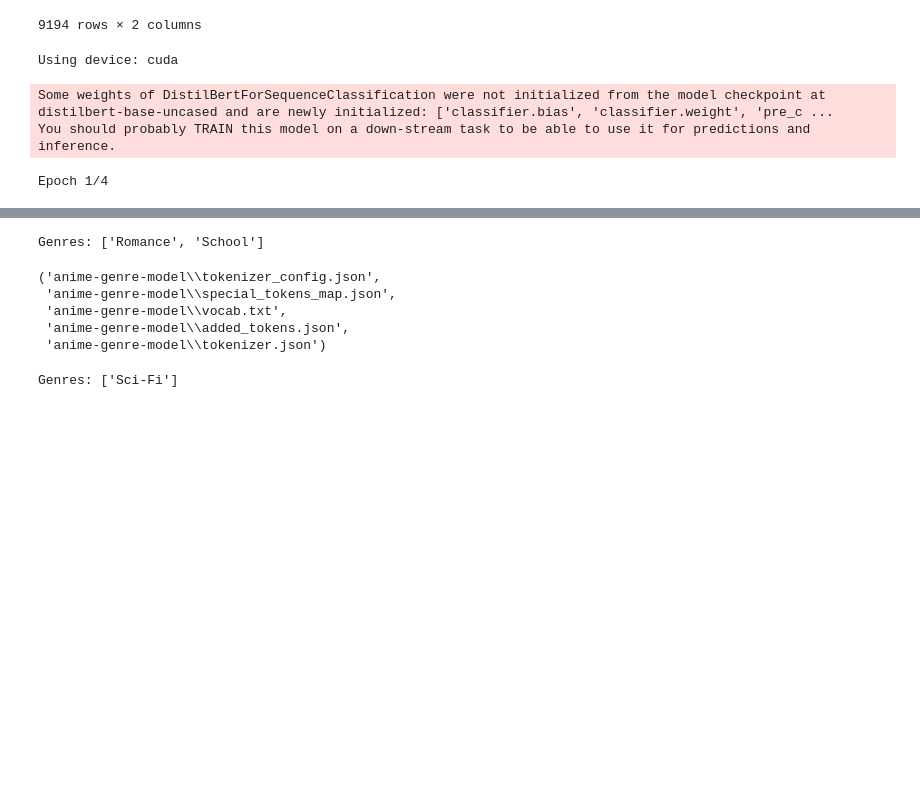
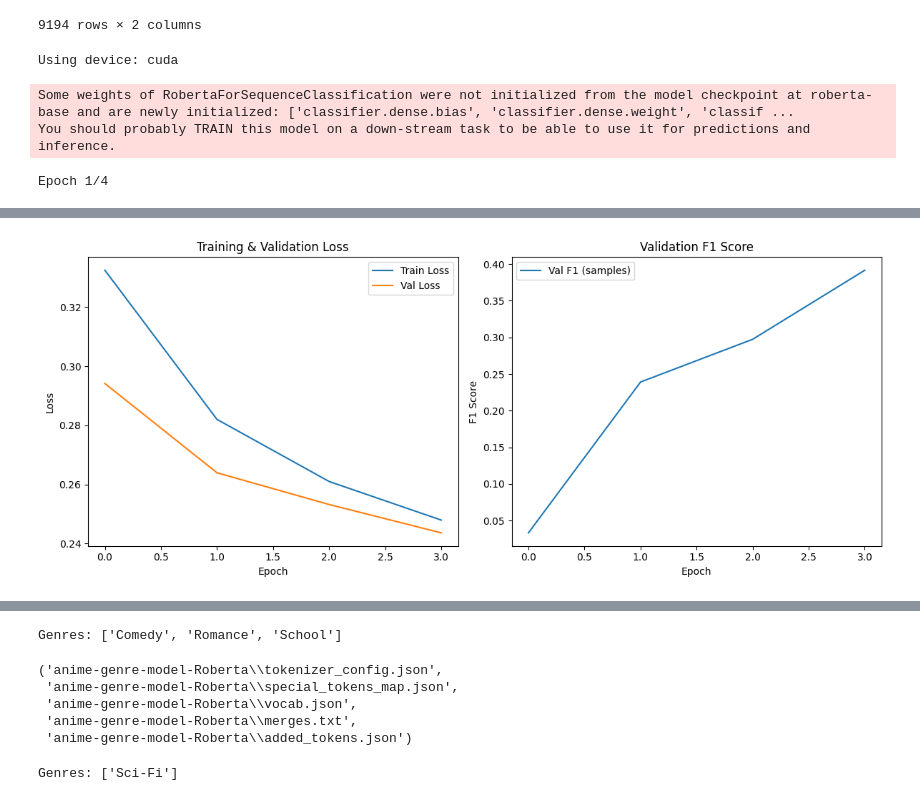
Before and after one commit to amirulzarfan2001/NLP_CW_Code, a Jupyter notebook: Anime_dataset/Bert_native.ipynb, the cells around one changed output, grey strips where cells are left out. Saved outputs shown, nothing was run; the diff lists cells and outputs as text; code cells hidden in the pictures; blank space fills up the shorter version.

Commit message:
Testing different models

```diff
--- a/Anime_dataset/Bert_native.ipynb
+++ b/Anime_dataset/Bert_native.ipynb
@@ -60,8 +60,8 @@ df_train["labels"] = df_train["genres"].apply(encode_labels)
 df_val["labels"] = df_val["genres"].apply(encode_labels)
 df_test["labels"] = df_test["genres"].apply(encode_labels)
 
-model_ckpt = "distilbert-base-uncased"
-tokenizer = AutoTokenizer.from_pretrained(model_ckpt)
+model_ckpt = "roberta-base"
+tokenizer = AutoTokenizer.from_pretrained(model_ckpt, use_fast=False)
 
 train_encodings = tokenizer(df_train["synopsis"].tolist(), padding=True, truncation=True, return_tensors="pt", max_length=256)
 val_encodings = tokenizer(df_val["synopsis"].tolist(), padding=True, truncation=True, return_tensors="pt", max_length=256)
@@ -79,13 +79,11 @@ train_loader = DataLoader(train_dataset, batch_size=8, shuffle=True)
 val_loader = DataLoader(val_dataset, batch_size=8)
 test_loader = DataLoader(test_dataset, batch_size=8)
 
-config = AutoConfig.from_pretrained(model_ckpt, num_labels=num_labels, problem_type="multi_label_classification", id2label=id2label, label2id=label2id)
+config = AutoConfig.from_pretrained(model_ckpt, num_labels=num_labels, problem_type="multi_label_classification", id2label=id2label, label2id=label2id,hidden_dropout_prob=0.3 )
 model = AutoModelForSequenceClassification.from_pretrained(model_ckpt, config=config).to(device)
 
-optimizer = torch.optim.AdamW(model.parameters(), lr=2e-5)
+optimizer = torch.optim.AdamW(model.parameters(), lr=1e-5,weight_decay=0.01)
 loss_fn = torch.nn.BCEWithLogitsLoss()
-
-scaler = torch.cuda.amp.GradScaler()  # For fp16 training
 
 num_epochs = 4
 train_losses, val_losses, val_accuracies = [], [], []
@@ -99,14 +97,12 @@ for epoch in range(num_epochs):
         input_ids, attention_mask, labels = [b.to(device) for b in batch]
         optimizer.zero_grad()
 
-        with torch.cuda.amp.autocast():
-            outputs = model(input_ids=input_ids, attention_mask=attention_mask)
-            logits = outputs.logits
-            loss = loss_fn(logits, labels)
+        outputs = model(input_ids=input_ids, attention_mask=attention_mask)
+        logits = outputs.logits
+        loss = loss_fn(logits, labels)
 
-        scaler.scale(loss).backward()
-        scaler.step(optimizer)
-        scaler.update()
+        loss.backward()
+        optimizer.step()
 
         total_train_loss += loss.item()
 
@@ -192,6 +188,6 @@ print(f"\nTest Loss: {avg_test_loss:.4f}")
 print(f"Test F1 (samples): {test_f1:.4f} | Jaccard: {test_jaccard:.4f} | Hit Rate: {test_hit:.4f}")
 # %% [output]
 Using device: cuda
-Some weights of DistilBertForSequenceClassification were not initialized from the model checkpoint at distilbert-base-uncased and are newly initialized: ['classifier.bias', 'classifier.weight', 'pre_c ...
+Some weights of RobertaForSequenceClassification were not initialized from the model checkpoint at roberta-base and are newly initialized: ['classifier.dense.bias', 'classifier.dense.weight', 'classif ...
 You should probably TRAIN this model on a down-stream task to be able to use it for predictions and inference.
 Epoch 1/4
@@ -211,0 +208 @@ F1 (samples): 0.4922 | Jaccard: 0.3854 | Hit Rate: 0.8048
+[figure, added]
@@ -227,16 +226,16 @@ synopsis = "Student council president Miyuki Shirogane and vice-president Kaguya
 genres = predict_genres(synopsis)
 print("Genres:", genres)
 # %% [output]
-Genres: ['Romance', 'School']
+Genres: ['Comedy', 'Romance', 'School']
 # %%
-model.save_pretrained("anime-genre-model")
-tokenizer.save_pretrained("anime-genre-model")
+model.save_pretrained("anime-genre-model-Roberta")
+tokenizer.save_pretrained("anime-genre-model-Roberta")
 # %% [output]
-('anime-genre-model\\tokenizer_config.json',
- 'anime-genre-model\\special_tokens_map.json',
- 'anime-genre-model\\vocab.txt',
- 'anime-genre-model\\added_tokens.json',
- 'anime-genre-model\\tokenizer.json')
+('anime-genre-model-Roberta\\tokenizer_config.json',
+ 'anime-genre-model-Roberta\\special_tokens_map.json',
+ 'anime-genre-model-Roberta\\vocab.json',
+ 'anime-genre-model-Roberta\\merges.txt',
+ 'anime-genre-model-Roberta\\added_tokens.json')
 # %%
 tokenizer = AutoTokenizer.from_pretrained("anime-genre-model")
 model = AutoModelForSequenceClassification.from_pretrained("anime-genre-model").to(device)
```
Also changed, not shown: parts of 1 cell of this notebook, 1 other file.
